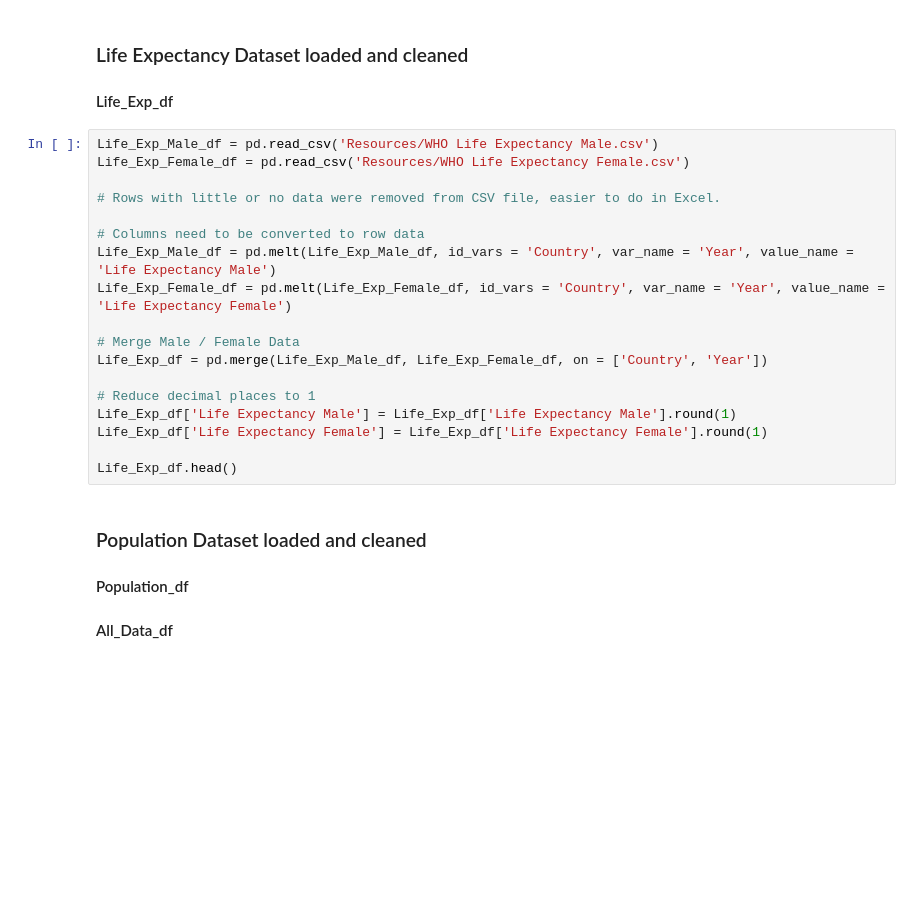
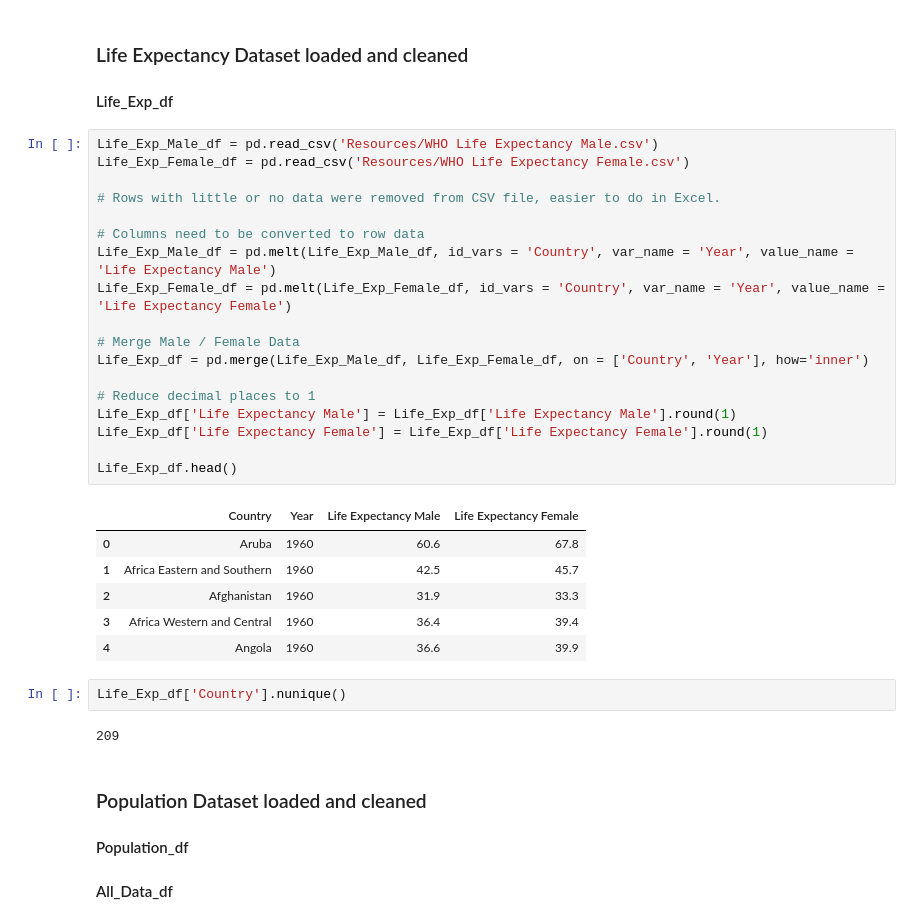
Before and after one commit to JNorthData/Life_Expectancy, a Jupyter notebook: life-expectancy.ipynb, the cells around one changed output. Cells and saved outputs as stored; diff of their text form; blank space fills up the shorter version.

```diff
--- a/life-expectancy.ipynb
+++ b/life-expectancy.ipynb
@@ -12,21 +12,32 @@ import matplotlib.pyplot as plt
 # %%
 Life_Exp_Male_df = pd.read_csv('Resources/WHO Life Expectancy Male.csv')
 Life_Exp_Female_df = pd.read_csv('Resources/WHO Life Expectancy Female.csv')
 
 # Rows with little or no data were removed from CSV file, easier to do in Excel.
 
 # Columns need to be converted to row data
 Life_Exp_Male_df = pd.melt(Life_Exp_Male_df, id_vars = 'Country', var_name = 'Year', value_name = 'Life Expectancy Male')
 Life_Exp_Female_df = pd.melt(Life_Exp_Female_df, id_vars = 'Country', var_name = 'Year', value_name = 'Life Expectancy Female')
 
 # Merge Male / Female Data
-Life_Exp_df = pd.merge(Life_Exp_Male_df, Life_Exp_Female_df, on = ['Country', 'Year'])
+Life_Exp_df = pd.merge(Life_Exp_Male_df, Life_Exp_Female_df, on = ['Country', 'Year'], how='inner')
 
 # Reduce decimal places to 1
 Life_Exp_df['Life Expectancy Male'] = Life_Exp_df['Life Expectancy Male'].round(1)
 Life_Exp_df['Life Expectancy Female'] = Life_Exp_df['Life Expectancy Female'].round(1)
 
 Life_Exp_df.head()
+# %% [output]
+|  | Country | Year | Life Expectancy Male | Life Expectancy Female |
+| 0 | Aruba | 1960 | 60.6 | 67.8 |
+| 1 | Africa Eastern and Southern | 1960 | 42.5 | 45.7 |
+| 2 | Afghanistan | 1960 | 31.9 | 33.3 |
+| 3 | Africa Western and Central | 1960 | 36.4 | 39.4 |
+| 4 | Angola | 1960 | 36.6 | 39.9 |
+# %%
+Life_Exp_df['Country'].nunique()
+# %% [output]
+209
 # %% [markdown]
 ### Population Dataset loaded and cleaned
 #### Population_df
```
Also changed, not shown: parts of 16 cells of this notebook, 2 other files.
